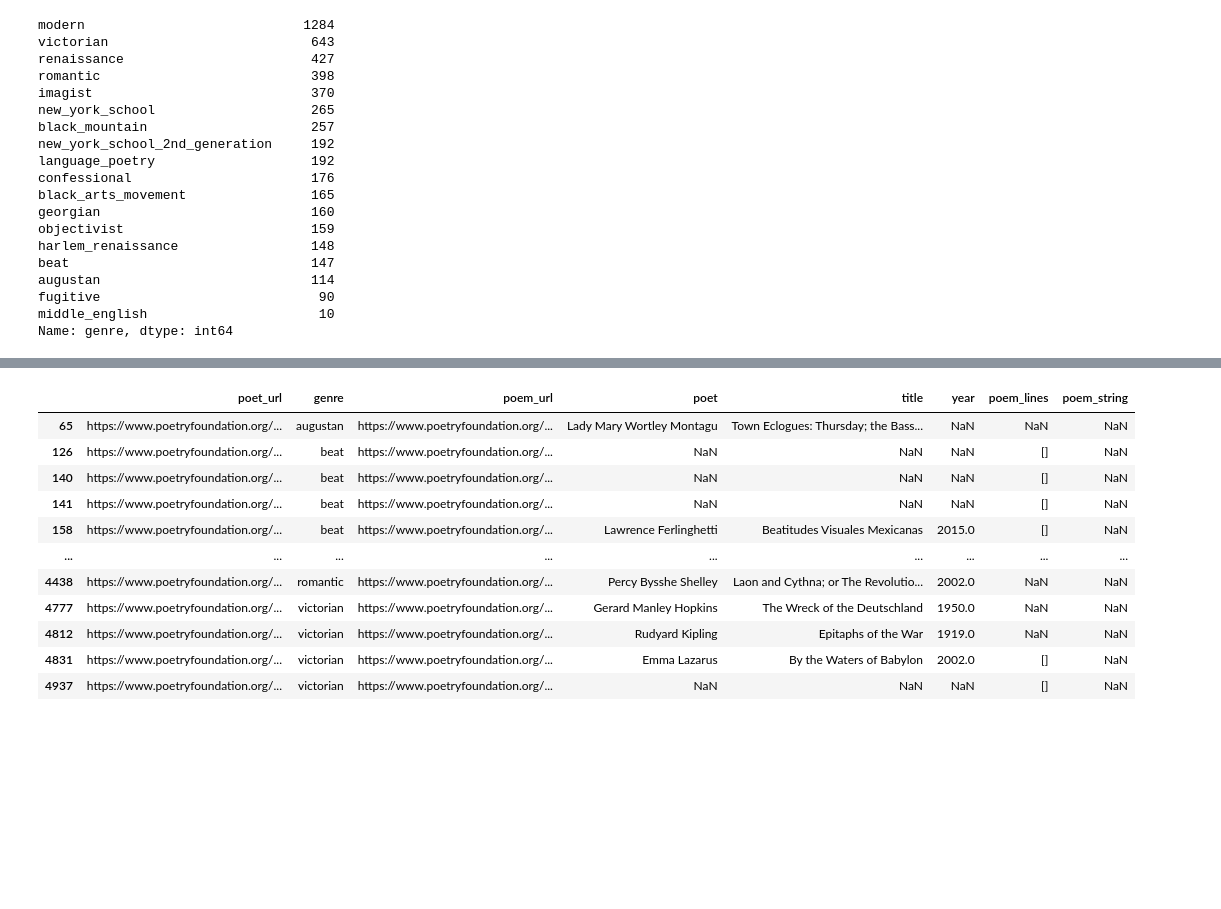
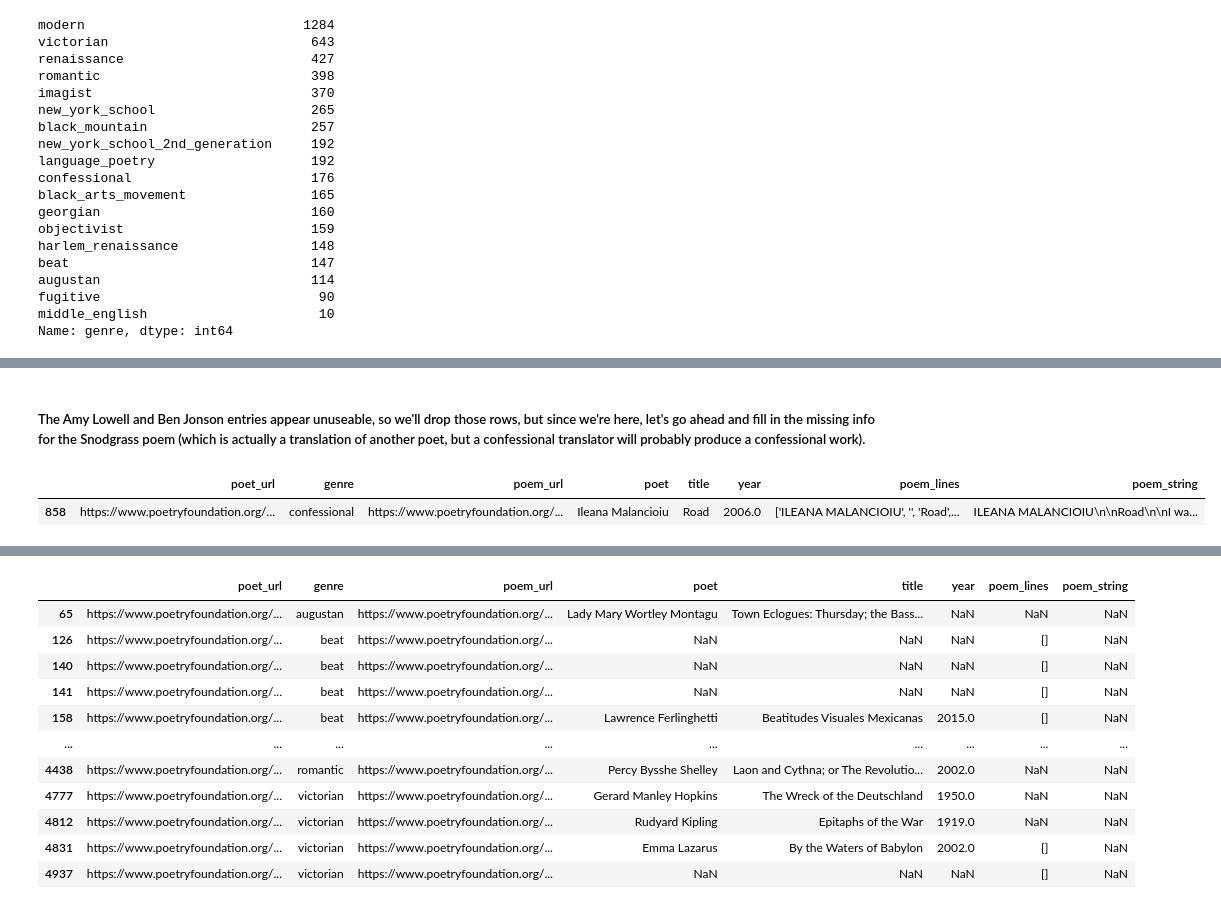
Before and after one commit to p-szymo/poetry_genre_classifier, a Jupyter notebook: webscraping_notebook.ipynb, the cells around one changed output, grey strips where cells are left out. Saved outputs shown, nothing was run; the diff lists cells and outputs as text; code cells hidden in the pictures; blank space fills up the shorter version.

```diff
--- a/webscraping_notebook.ipynb
+++ b/webscraping_notebook.ipynb
@@ -444,0 +292,10 @@ dtype: int64
+# %% [markdown]
+##### The Amy Lowell and Ben Jonson entries appear unuseable, so we'll drop those rows, but since we're here, let's go ahead and fill in the missing info for the Snodgrass poem (which is actually a translation of another poet, but a confessional translator will probably produce a confessional work).
+# %%
+# manually load in information to the poet and title column
+df.loc[858,'poet'] = 'ILEANA MALANCIOIU'.title()
+df.loc[858,'title'] = 'Road'
+df[df.index == 858]
+# %% [output]
+|  | poet_url | genre | poem_url | poet | title | year | poem_lines | poem_string |
+| 858 | https://www.poetryfoundation.org/... | confessional | https://www.poetryfoundation.org/... | Ileana Malancioiu | Road | 2006.0 | ['ILEANA MALANCIOIU', '', 'Road',... | ILEANA MALANCIOIU\n\nRoad\n\nI wa... |
```
Also changed, not shown: parts of 41 cells of this notebook, 2 other files.
